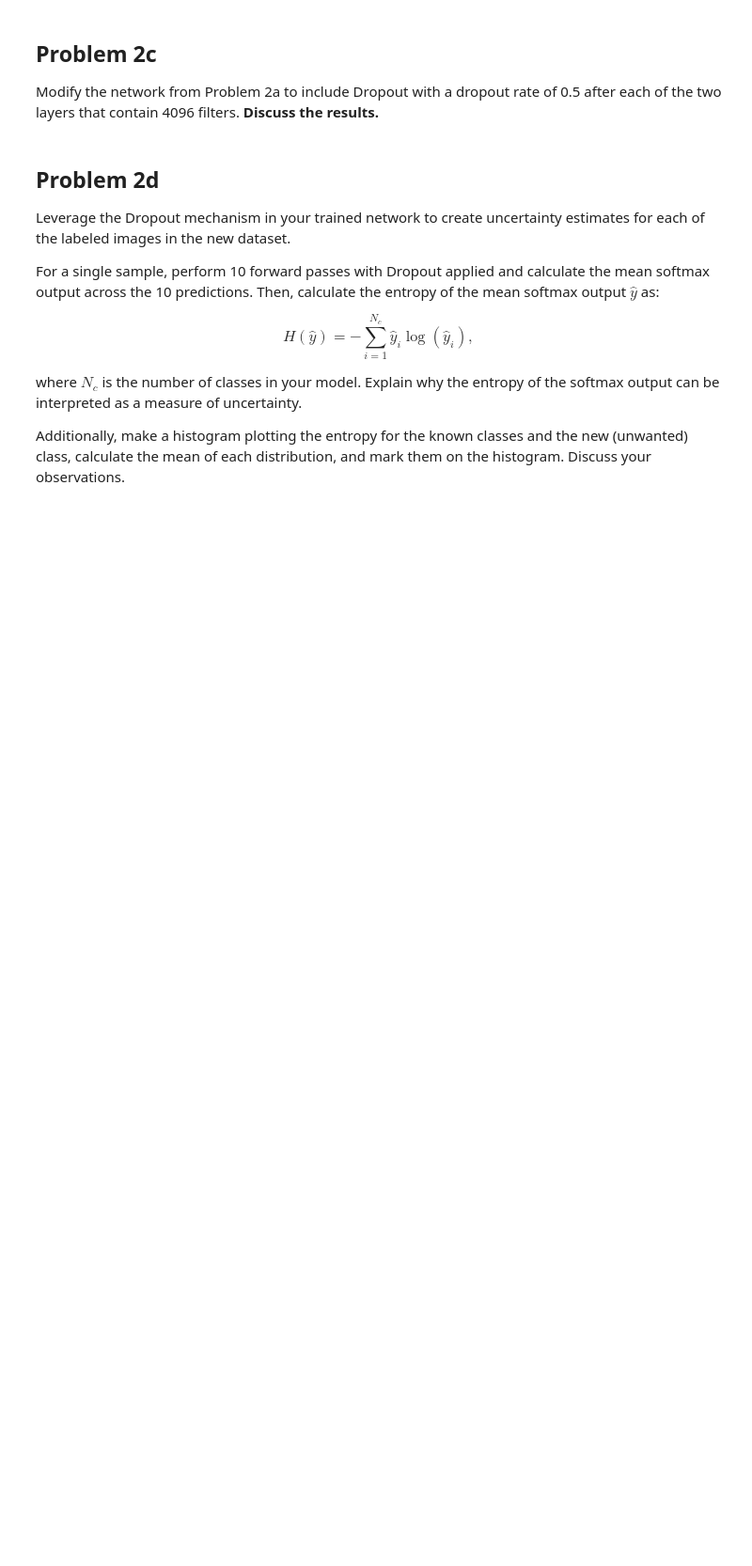
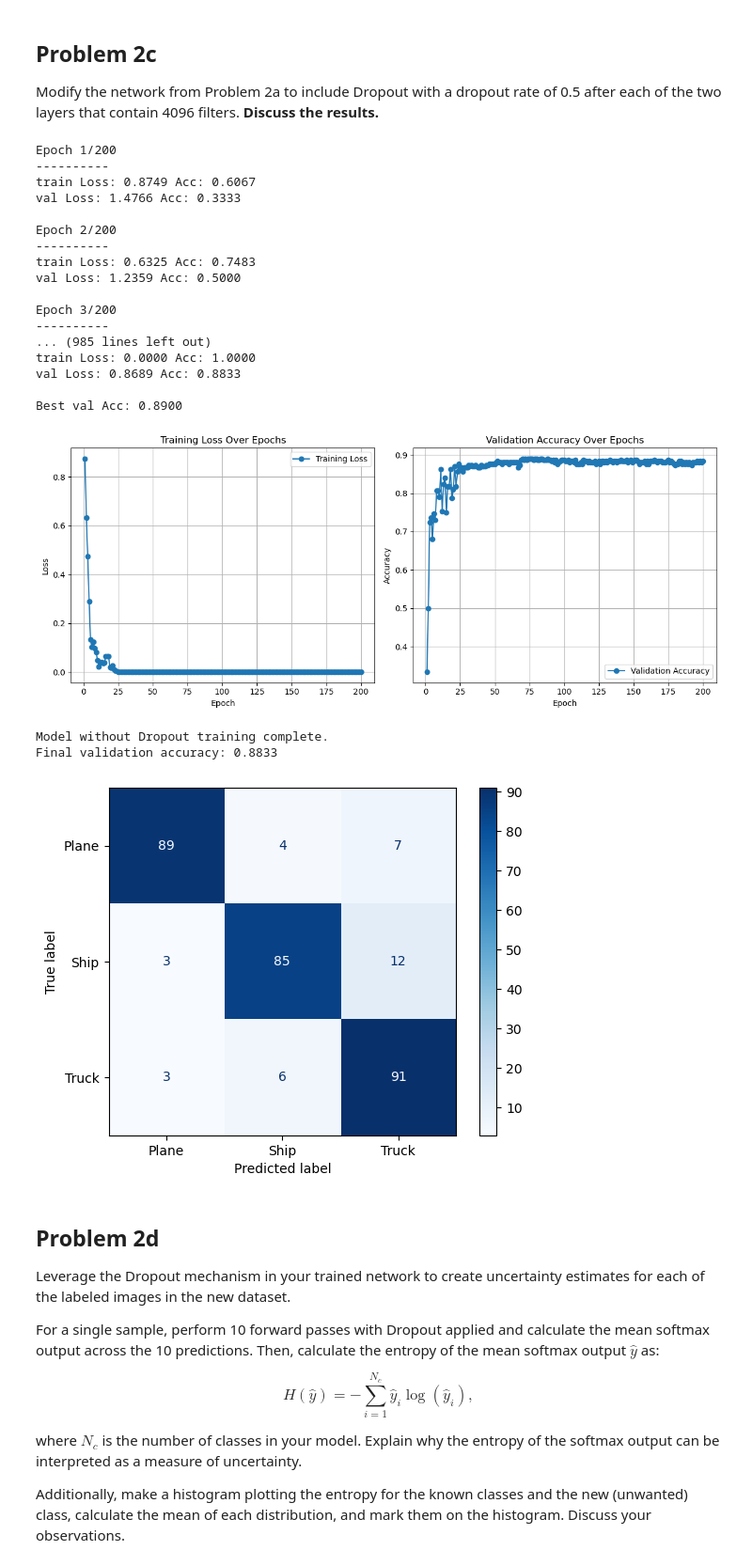
Before and after one commit to tihassfjord/FYS3033DL, a Jupyter notebook: homie_v1.ipynb, the cells around one changed output. Shown at 94% size. Cells and saved outputs as stored; diff of their text form; code cells hidden in the pictures; blank space fills up the shorter version.

```diff
--- a/homie_v1.ipynb
+++ b/homie_v1.ipynb
@@ -377,23 +377,68 @@ Linear(4096 → num_classes)
 
 Modify the network from Problem 2a to include Dropout with a dropout rate of 0.5 after each of the two layers that contain 4096 filters. **Discuss the results.**
 # %%
+from src.model import VGG11BN
+from src.train import train_model, evaluate_model, plot_confusion_matrix
+from src.utils import ImageDataset
+import torch.optim as optim
+import torch.nn as nn
+import torch
+import torch.backends.cudnn as cudnn
+
+# Set device
 device = torch.device("cuda" if torch.cuda.is_available() else "cpu")
 cudnn.benchmark = True
 
+# Create model (no dropout for 2a)
+model = VGG11BN(num_classes=3, dropout=True).to(device)
 
-model2c = VGG11BN(num_classes=3, dropout=True).to(device)
+# Loss and optimizer
 criterion = nn.CrossEntropyLoss()
 optimizer = optim.Adam(model.parameters(), lr=1e-4)
 
+# Train
 trained_model = train_model(
     model,
     dataloaders,
     criterion,
     optimizer,
     scheduler=None,
     device=device,
-    num_epochs=100
+    num_epochs=200
 )
+
+print("\nModel without Dropout training complete.")
+
+torch.save(trained_model.state_dict(), 'model_with_dropout.pth')
+
+# evaluation
+val_loss, val_acc = evaluate_model(trained_model, dataloaders['val'], criterion, device)
+print(f"Final validation accuracy: {val_acc:.4f}")
+
+# Plot confusion matrix
+plot_confusion_matrix(trained_model, dataloaders['val'], device, class_names=['Plane', 'Ship', 'Truck'])
+# %% [output]
+Epoch 1/200
+----------
+train Loss: 0.8749 Acc: 0.6067
+val Loss: 1.4766 Acc: 0.3333
+
+Epoch 2/200
+----------
+train Loss: 0.6325 Acc: 0.7483
+val Loss: 1.2359 Acc: 0.5000
+
+Epoch 3/200
+----------
+... (985 lines left out)
+train Loss: 0.0000 Acc: 1.0000
+val Loss: 0.8689 Acc: 0.8833
+
+Best val Acc: 0.8900
+[figure, added]
+Model without Dropout training complete.
+Final validation accuracy: 0.8833
+[figure, added]
 # %% [markdown]
 ## Problem 2d
 
```
Also changed, not shown: parts of 2 cells of this notebook, 1 other file.
